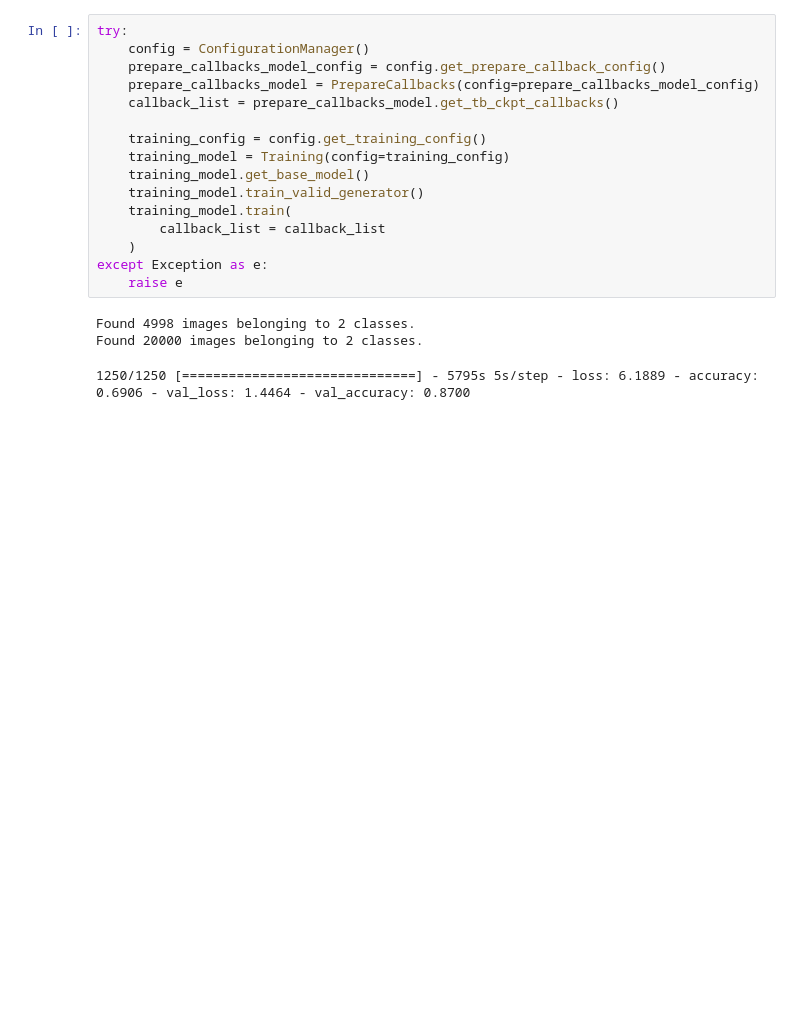
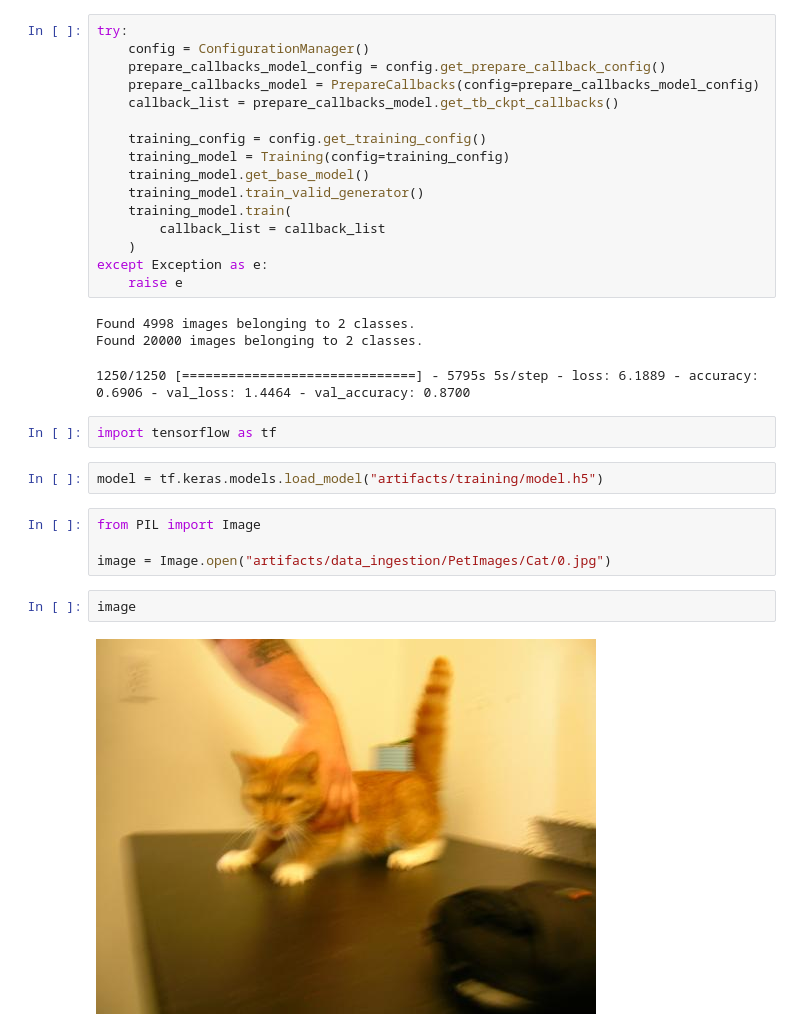
Before and after one commit to PyBeginner1/Deep-CNN_Classifier, a Jupyter notebook: research/stage_04.ipynb, the cells around one changed output. Drawn from its saved outputs; the diff is of its cells as text; blank space fills up the shorter version.

```diff
--- a/research/stage_04.ipynb
+++ b/research/stage_04.ipynb
@@ -226,3 +226,15 @@ except Exception as e:
 Found 4998 images belonging to 2 classes.
 Found 20000 images belonging to 2 classes.
 1250/1250 [==============================] - 5795s 5s/step - loss: 6.1889 - accuracy: 0.6906 - val_loss: 1.4464 - val_accuracy: 0.8700
+# %%
+import tensorflow as tf
+# %%
+model = tf.keras.models.load_model("artifacts/training/model.h5")
+# %%
+from PIL import Image
+
+image = Image.open("artifacts/data_ingestion/PetImages/Cat/0.jpg")
+# %%
+image
+# %% [output]
+[figure, added]
```
Also changed, not shown: parts of 15 cells of this notebook.
